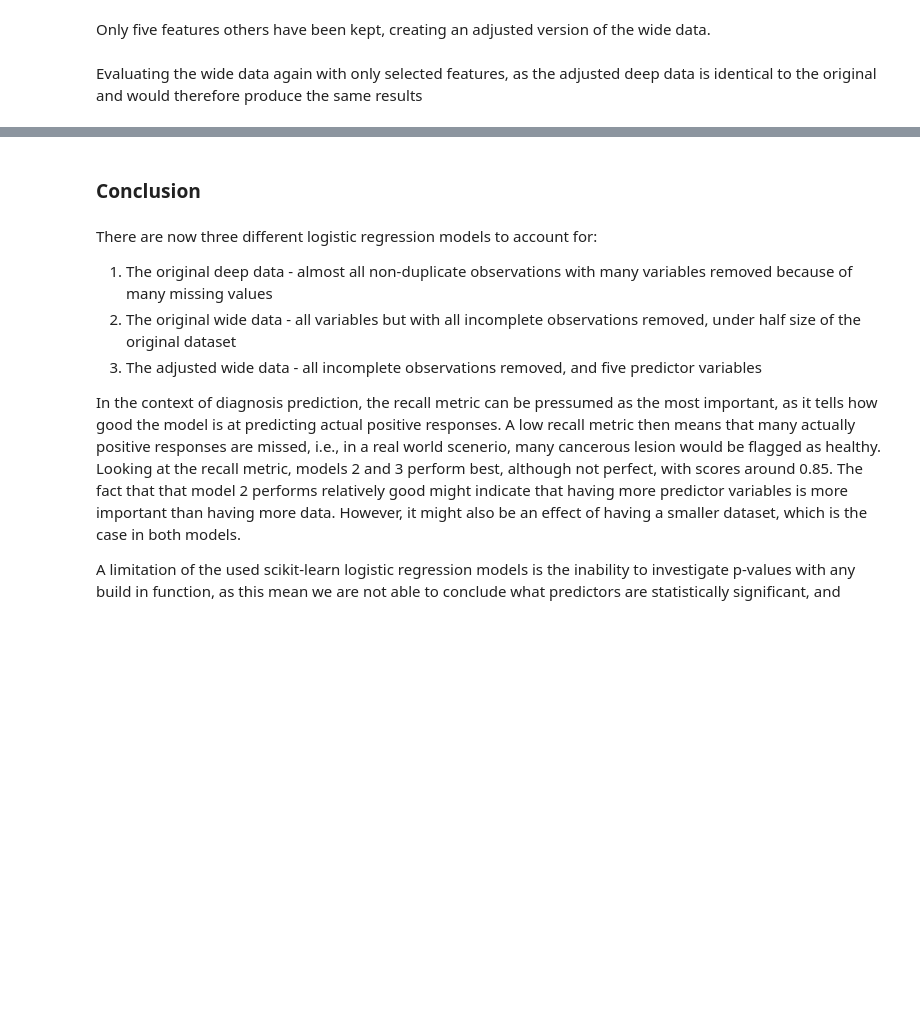
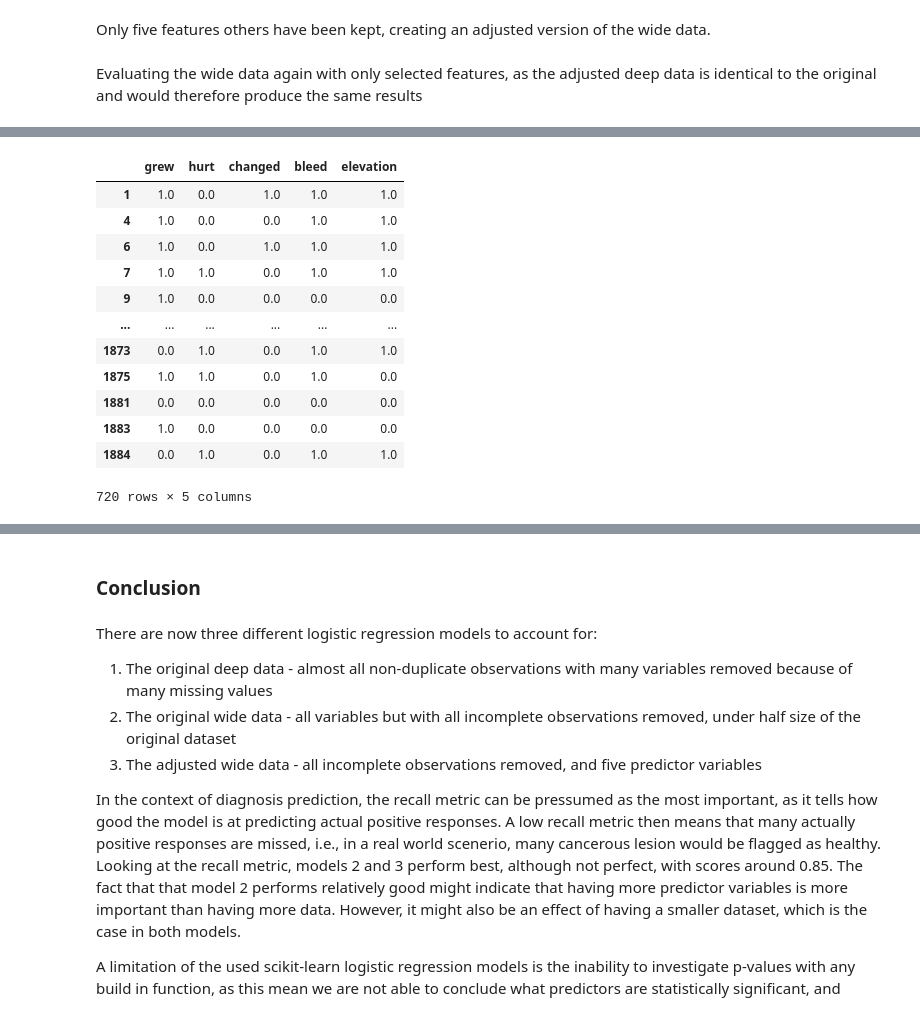
Before and after one commit to sanderengel/fyp2023, a Jupyter notebook: code/open_question.ipynb, the cells around one changed output, grey strips where cells are left out. Cells and saved outputs as stored; diff of their text form; code cells hidden in the pictures; blank space fills up the shorter version.

```diff
--- a/code/open_question.ipynb
+++ b/code/open_question.ipynb
@@ -422,0 +428,16 @@ Wide data (adjusted): {'Accuracy': 0.7797222222222222, 'Recall': 0.8273913043478
+# %%
+X2_adjusted
+# %% [output]
+|  | grew | hurt | changed | bleed | elevation |
+| 1 | 1.0 | 0.0 | 1.0 | 1.0 | 1.0 |
+| 4 | 1.0 | 0.0 | 0.0 | 1.0 | 1.0 |
+| 6 | 1.0 | 0.0 | 1.0 | 1.0 | 1.0 |
+| 7 | 1.0 | 1.0 | 0.0 | 1.0 | 1.0 |
+| 9 | 1.0 | 0.0 | 0.0 | 0.0 | 0.0 |
+| ... | ... | ... | ... | ... | ... |
+| 1873 | 0.0 | 1.0 | 0.0 | 1.0 | 1.0 |
+| 1875 | 1.0 | 1.0 | 0.0 | 1.0 | 0.0 |
+| 1881 | 0.0 | 0.0 | 0.0 | 0.0 | 0.0 |
+| 1883 | 1.0 | 0.0 | 0.0 | 0.0 | 0.0 |
+| 1884 | 0.0 | 1.0 | 0.0 | 1.0 | 1.0 |
+720 rows × 5 columns
```
Also changed, not shown: parts of 5 cells of this notebook, 9 other files.
